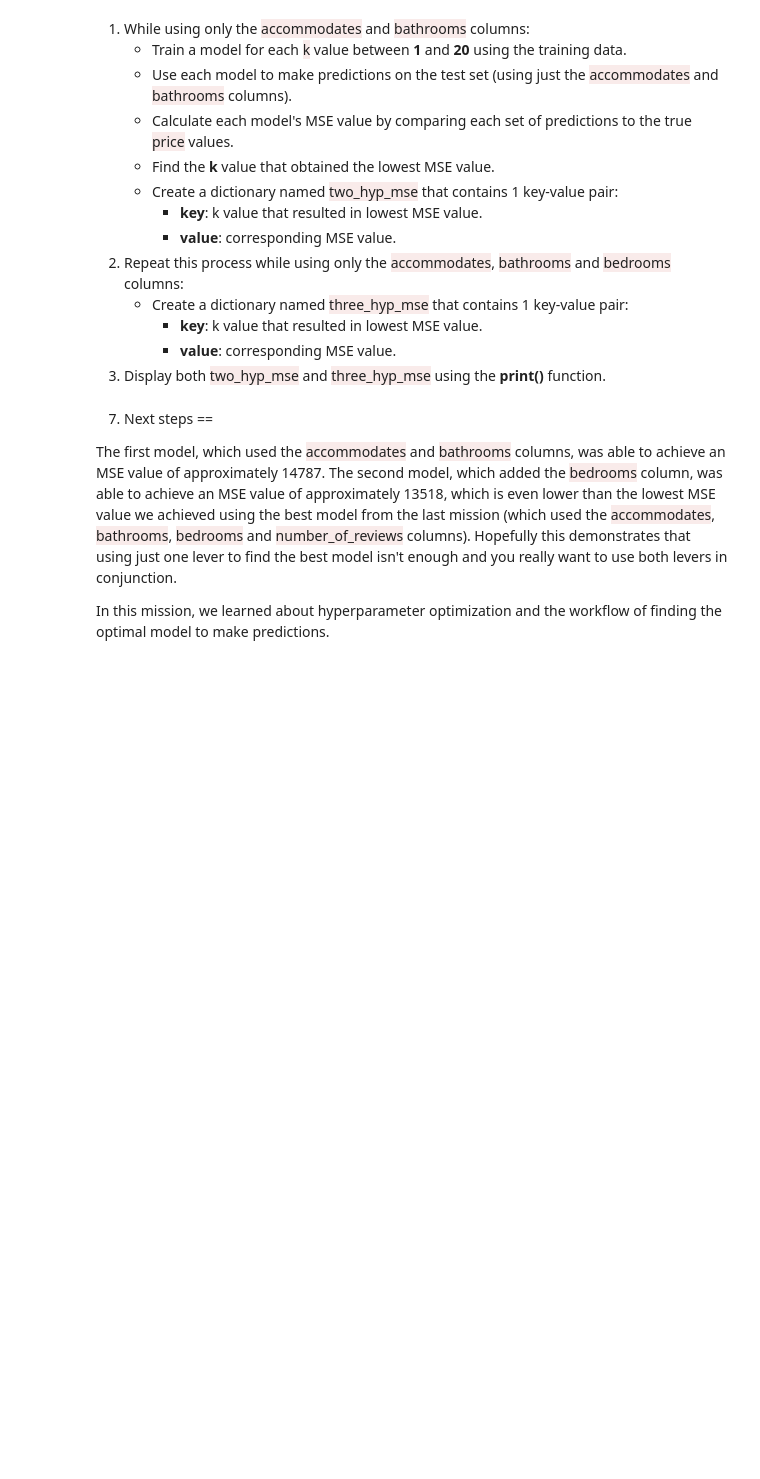
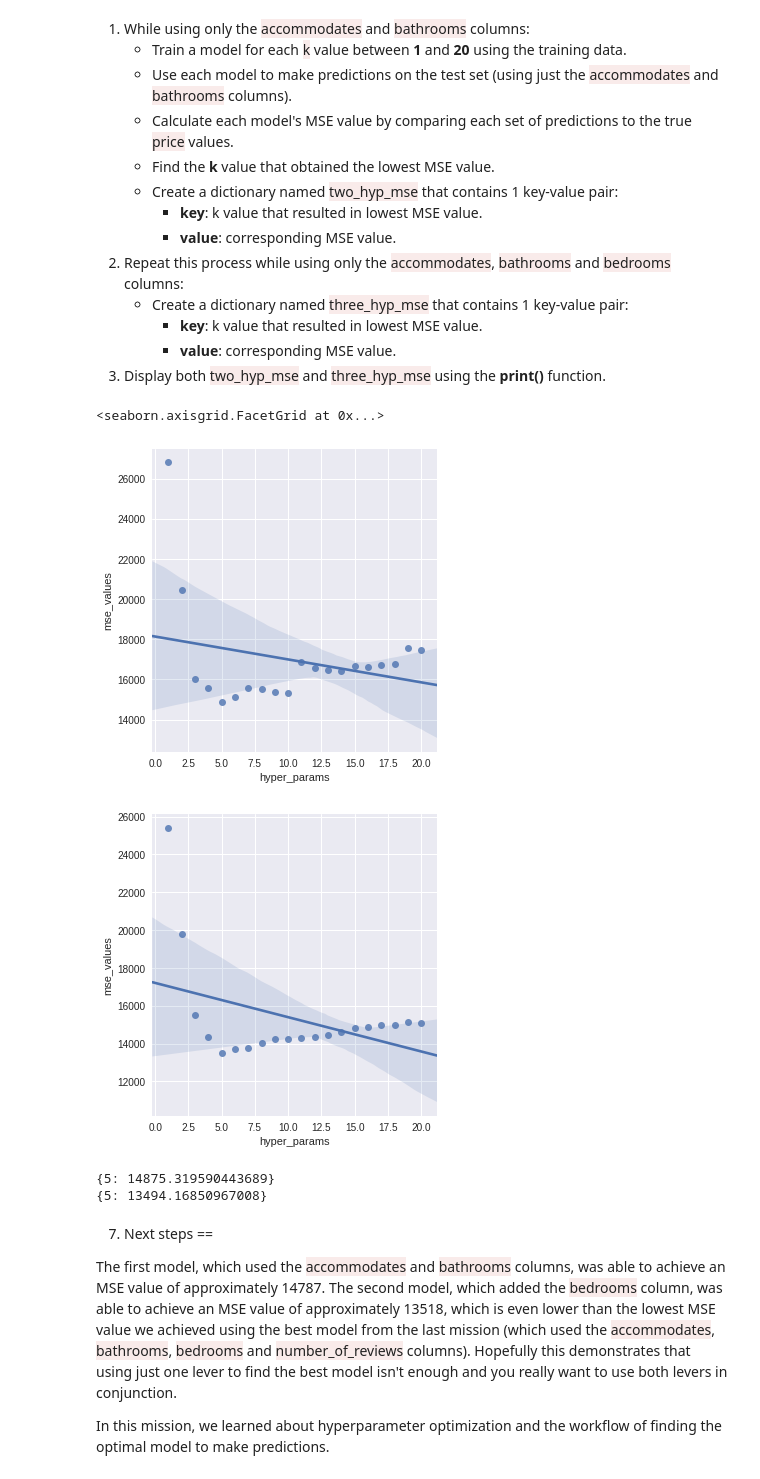
Before and after one commit to ycaroravel/ycaro_EEC2006, a Jupyter notebook: Lesson 14/Hyperparameter Optimization.ipynb, the cells around one changed output. Drawn from its saved outputs; the diff is of its cells as text; code cells hidden in the pictures; blank space fills up the shorter version.

```diff
--- a/Lesson 14/Hyperparameter Optimization.ipynb
+++ b/Lesson 14/Hyperparameter Optimization.ipynb
@@ -168,13 +231,34 @@ Let's now practice this workflow.
 # %%
 two_features = ['accommodates', 'bathrooms']
 three_features = ['accommodates', 'bathrooms', 'bedrooms']
 hyper_params = [x for x in range(1,21)]
 # Append the first model's MSE values to this list.
 two_mse_values = list()
 # Append the second model's MSE values to this list.
 three_mse_values = list()
 two_hyp_mse = dict()
 three_hyp_mse = dict()
 
 # put your code here
-#
+for k in hyper_params:
+    knn2 = KNeighborsRegressor(n_neighbors = k, algorithm = 'brute')
+    knn3 = KNeighborsRegressor(n_neighbors = k, algorithm = 'brute')
+
+    knn2.fit(train_df[two_features], train_df['price'])
+    knn3.fit(train_df[three_features], train_df['price'])
+
+    predictions2 = knn2.predict(test_df[two_features])
+    predictions3 = knn3.predict(test_df[three_features])
+
+    two_mse_values.append(mean_squared_error(predictions2, test_df['price']))
+    three_mse_values.append(mean_squared_error(predictions3, test_df['price']))
+
+import seaborn as sns
+data_two = pd.DataFrame({'hyper_params': hyper_params, 'mse_values': two_mse_values})
+data_three = pd.DataFrame({'hyper_params': hyper_params, 'mse_values': three_mse_values})
+sns.lmplot(x = 'hyper_params', y = 'mse_values', data=data_two)
+sns.lmplot(x = 'hyper_params', y = 'mse_values', data=data_three)
+# %% [output]
+<seaborn.axisgrid.FacetGrid at 0x...>
+[figure, added]
+[figure, added]
@@ -181,3 +271,9 @@ three_hyp_mse = dict()
+# %%
+print(two_hyp_mse)
+print(three_hyp_mse)
+# %% [output]
+{5: 14875.319590443689}
+{5: 13494.16850967008}
 # %% [markdown]
 7. Next steps
 ==
```
Also changed, not shown: parts of 8 cells of this notebook, 2 other files.
